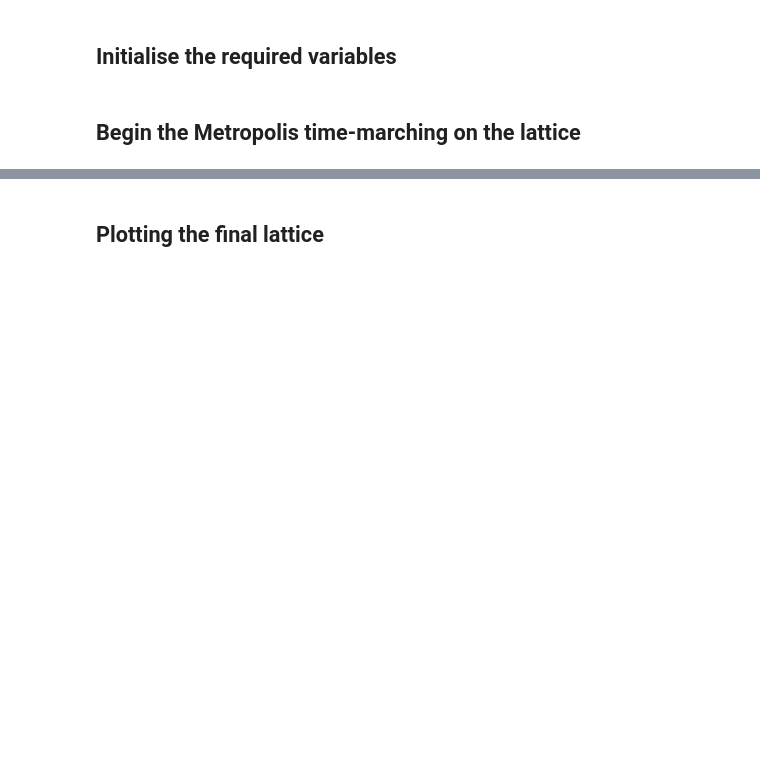
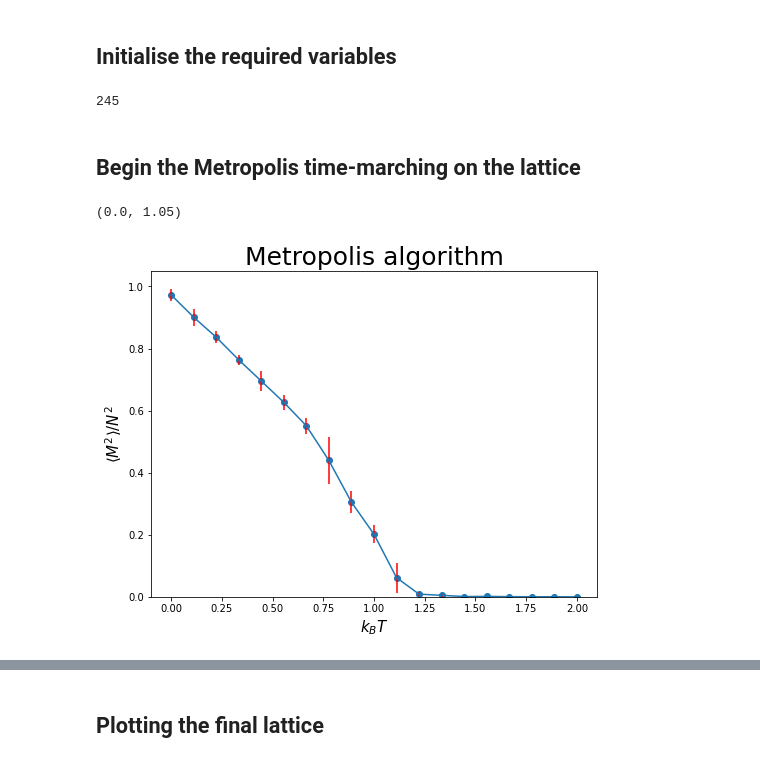
Before and after one commit to bernwo/AP3082-XY-Model, a Jupyter notebook: Observables.ipynb, the cells around one changed output, grey strips where cells are left out. Cells and saved outputs as stored; diff of their text form; code cells hidden in the pictures; blank space fills up the shorter version.

```diff
--- a/Observables.ipynb
+++ b/Observables.ipynb
@@ -29,3 +33,7 @@ TTc_array = np.linspace(T_init, T_final, nrelax)
+# %%
+reduced_extra_time
+# %% [output]
+245
 # %% [markdown]
 ## Begin the Metropolis time-marching on the lattice
 # %%
@@ -40,3 +48,16 @@ ave_M2, Cv, _, _ = Metropolis(
     T_n=nrelax,
     plot_at_Nth_index=plot_at_Nth_index,
     save_for_plot=False)
+# %%
+temp_m2, M2_blocked, error_M2, _, _ = error.get_error_block(obs=np.mean(M2,axis=1),T_i=0,T_f=2,size=25)
+# %%
+fig = plt.figure(figsize=(8,6))
+plt.scatter(temp_m2,M2_blocked)
+plt.errorbar(temp_m2,M2_blocked,yerr=error_M2,ecolor='red')
+plt.title(r'Metropolis algorithm',size=25)
+plt.xlabel(r'$k_B T$',size=15)
+plt.ylabel(r'$\langle M^2\rangle/N^2$',size=15)
+plt.ylim(0,1.05)
+# %% [output]
+(0.0, 1.05)
+[figure, added]
```
Also changed, not shown: parts of 18 cells of this notebook, 14 other files.
